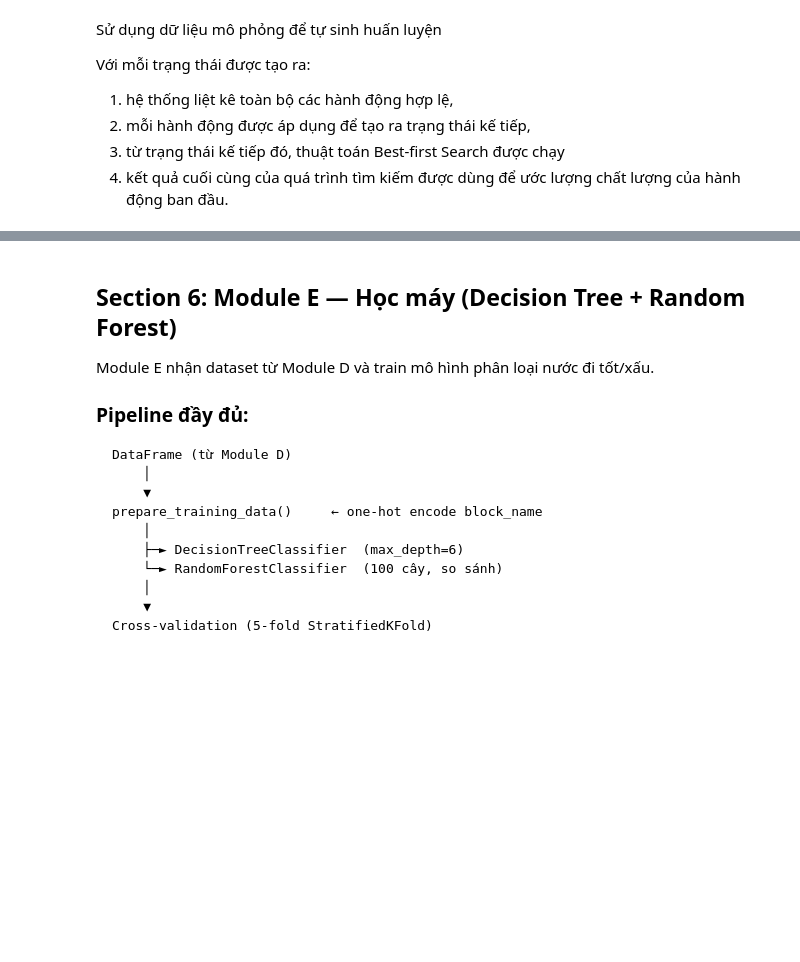
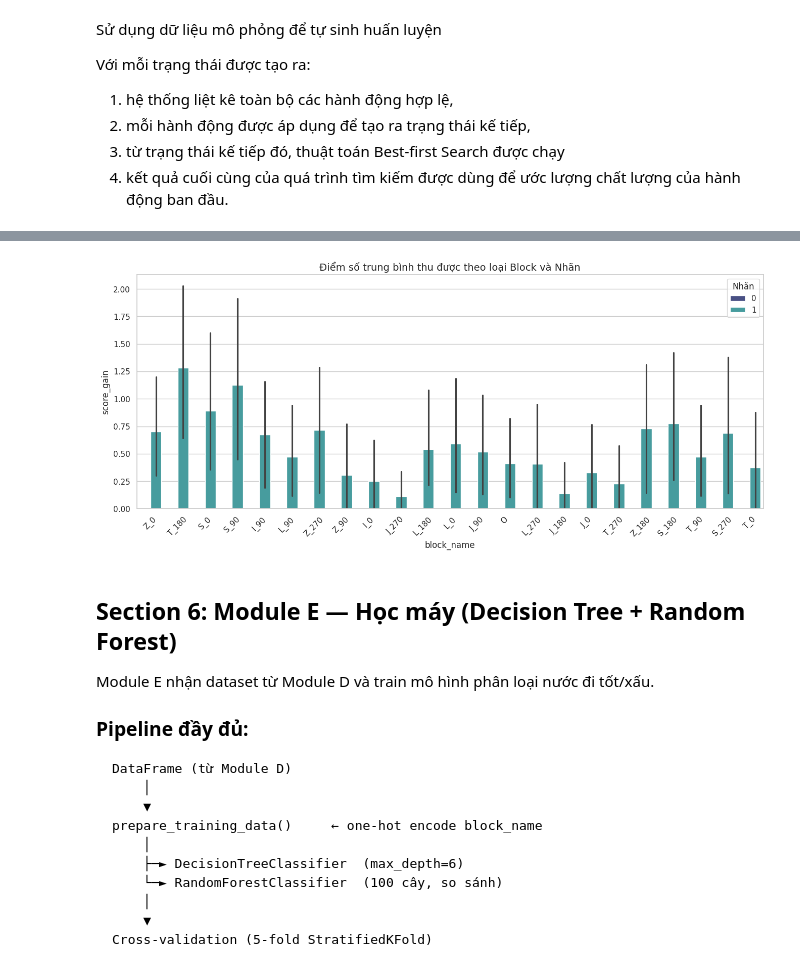
Before and after one commit to pnlong2706/intro-to-ai-blockblast, a Jupyter notebook: notebooks/BlockBlast.ipynb, the cells around one changed output, grey strips where cells are left out. Saved outputs shown, nothing was run; the diff lists cells and outputs as text; code cells hidden in the pictures; blank space fills up the shorter version.

```diff
--- a/notebooks/BlockBlast.ipynb
+++ b/notebooks/BlockBlast.ipynb
@@ -1878,3 +1943,13 @@ Name: count, dtype: int64
+# %%
+# 4. Phân tích hiệu quả của từng loại Block (Average Score Gain)
+plt.figure(figsize=(16, 6))
+sns.barplot(data=ml_df, x='block_name', y='score_gain', hue='label', palette='mako')
+plt.xticks(rotation=45)
+plt.title('Điểm số trung bình thu được theo loại Block và Nhãn', fontsize=14)
+plt.legend(title='Nhãn', loc='upper right')
+plt.show()
+# %% [output]
+[figure, added]
 # %% [markdown]
 ## Section 6: Module E — Học máy (Decision Tree + Random Forest)
 
```
Also changed, not shown: parts of 17 cells of this notebook, 8 other files.
